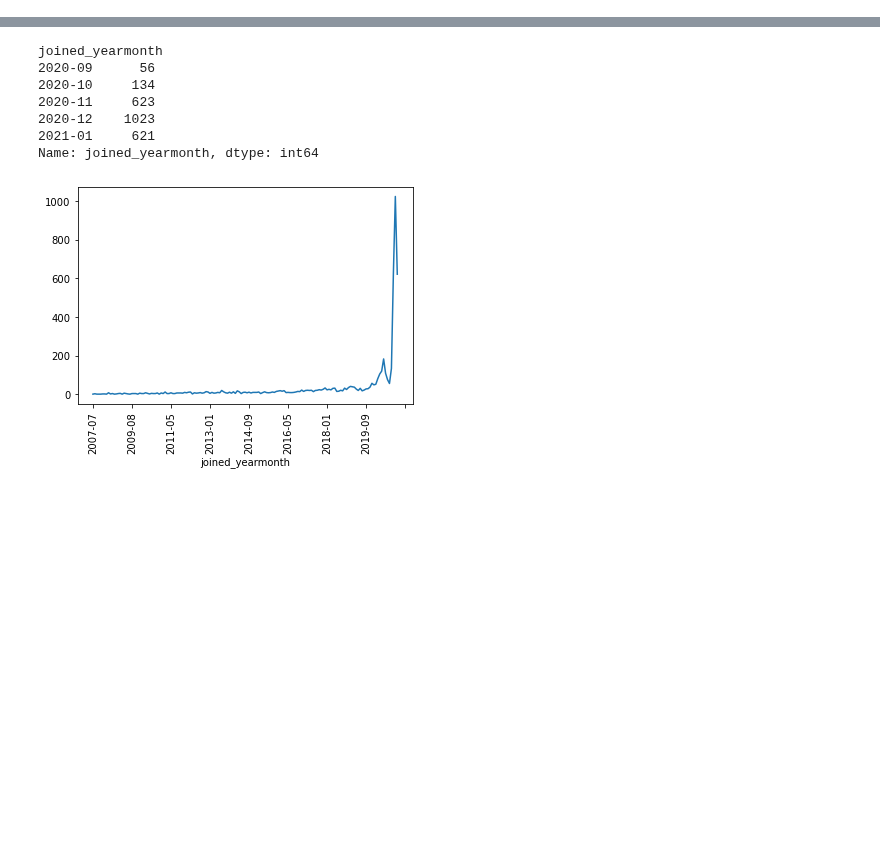
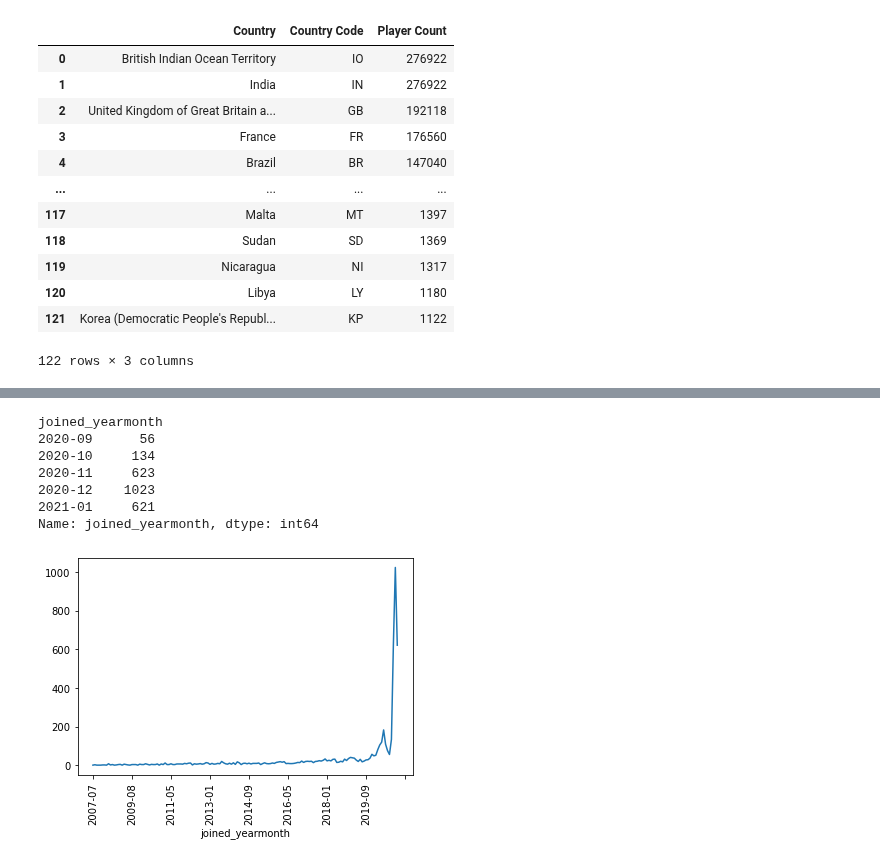
Before and after one commit to melissamonroe/who-plays-chess, a Jupyter notebook: ChessDetailsPy.ipynb, the cells around one changed output, grey strips where cells are left out. Cells and saved outputs as stored; diff of their text form; code cells hidden in the pictures; blank space fills up the shorter version.

```diff
--- a/ChessDetailsPy.ipynb
+++ b/ChessDetailsPy.ipynb
@@ -26,32 +26,46 @@ file = os.path.join("resources", "countries.csv")
 countries_df = pd.read_csv(file)
 countries_df.head()
 
 country_name =[]
 country_codes = []
 player_count = []
 
 for index, row in countries_df.iterrows():
     country_code = row["Code"]
     country = row["Country"]
 
 
     filepath = f'output_data/players_{country_code}.csv'
 
     if (path.exists(filepath)):
         players_df =  pd.read_csv(filepath)
 
 
     country_name.append(row["Country"])
     country_codes.append(row["Code"])
     player_count.append(len(players_df))
 
 
 country_player_count_df = pd.DataFrame({"Country": country_name,
                                        "Country Code": country_codes,
                                         "Player Count": player_count})
 
 count_sorted = country_player_count_df.sort_values("Player Count", ascending=False)
 count_sorted_cleaned = count_sorted.loc[count_sorted["Player Count"] >= 1000]
 
-count_sorted = count_sorted.reset_index(drop=True)
-count_sorted
+count_sorted_cleaned = count_sorted_cleaned.reset_index(drop=True)
+count_sorted_cleaned
+# %% [output]
+|  | Country | Country Code | Player Count |
+| 0 | British Indian Ocean Territory | IO | 276922 |
+| 1 | India | IN | 276922 |
+| 2 | United Kingdom of Great Britain a... | GB | 192118 |
+| 3 | France | FR | 176560 |
+| 4 | Brazil | BR | 147040 |
+| ... | ... | ... | ... |
+| 117 | Malta | MT | 1397 |
+| 118 | Sudan | SD | 1369 |
+| 119 | Nicaragua | NI | 1317 |
+| 120 | Libya | LY | 1180 |
+| 121 | Korea (Democratic People's Republ... | KP | 1122 |
+122 rows × 3 columns
```
Also changed, not shown: parts of 2 cells of this notebook.
